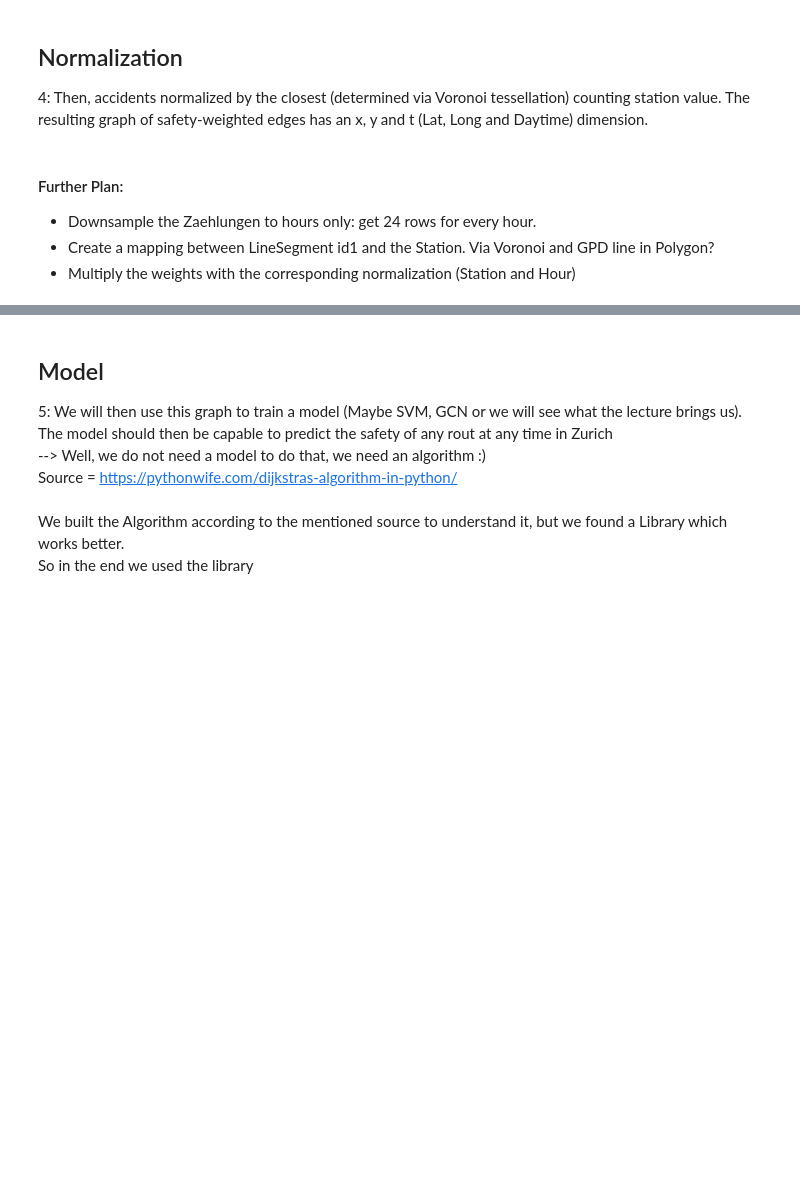
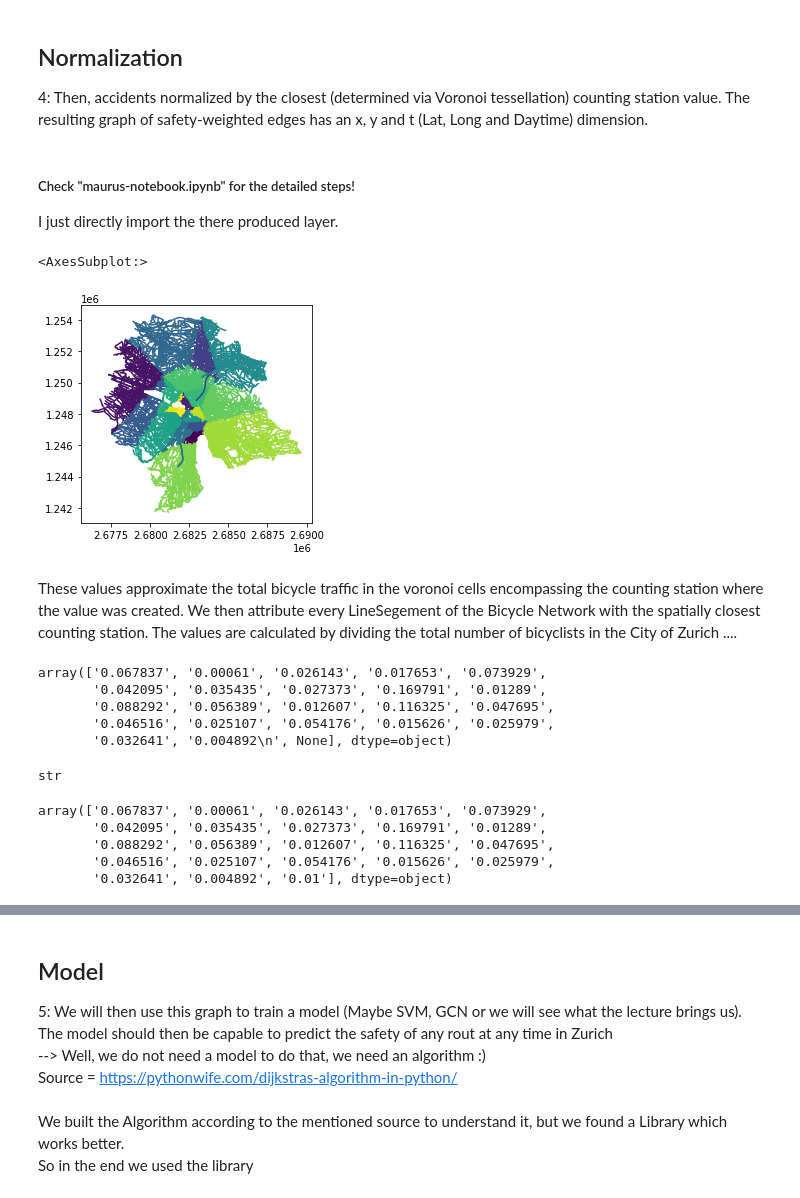
Before and after one commit to thereallinusrg/Velo-Zueri-Unfaelle, a Jupyter notebook: linus-notebook.ipynb, the cells around one changed output, grey strips where cells are left out. Drawn from its saved outputs; the diff is of its cells as text; code cells hidden in the pictures; blank space fills up the shorter version.

```diff
--- a/linus-notebook.ipynb
+++ b/linus-notebook.ipynb
@@ -267,8 +268,36 @@ Weights
 ## Normalization
 4: Then, accidents normalized by the closest (determined via Voronoi tessellation) counting station value.
 The resulting graph of safety-weighted edges has an x, y and t (Lat, Long and Daytime) dimension.
-# %% [markdown]
-#### Further Plan:
-- Downsample the Zaehlungen to hours only: get 24 rows for every hour.
-- Create a mapping between LineSegment id1 and the Station. Via Voronoi and GPD line in Polygon?
-- Multiply the weights with the corresponding normalization (Station and Hour)
+# %% [markdown]
+##### Check "maurus-notebook.ipynb" for the detailed steps!
+I just directly import the there produced layer.
+# %%
+VeloWege_Weights = gpd.read_file(r'data/RadWege_Weight.gpkg')
+VeloWege_Weights.plot(column='Weight', cmap='viridis')
+# %% [output]
+<AxesSubplot:>
+[figure, added]
+# %% [markdown]
+These values approximate the total bicycle traffic in the voronoi cells encompassing the counting station where the value was created. We then attribute every LineSegement of the Bicycle Network with the spatially closest counting station. The values are calculated by dividing the total number of bicyclists in the City of Zurich ....
+# %%
+VeloWege_Weights.Weight.unique()
+# %% [output]
+array(['0.067837', '0.00061', '0.026143', '0.017653', '0.073929',
+       '0.042095', '0.035435', '0.027373', '0.169791', '0.01289',
+       '0.088292', '0.056389', '0.012607', '0.116325', '0.047695',
+       '0.046516', '0.025107', '0.054176', '0.015626', '0.025979',
+       '0.032641', '0.004892\n', None], dtype=object)
+# %%
+type(VeloWege_Weights.Weight[:1].item())
+# %% [output]
+str
+# %%
+corrDict = {'0.004892\n': '0.004892', None : '0.01', '0.067837': '0.067837', '0.00061': '0.00061', '0.026143': '0.026143', '0.017653': '0.017653', '0.073929': '0.073929', '0.042095': '0.042095', '0.035435': '0.035435', '0.027373': '0.027373', '0.169791': '0.169791', '0.01289': '0.01289', '0.088292':'0.088292', '0.056389':'0.056389',  '0.012607':'0.012607', '0.116325': '0.116325', '0.047695':'0.047695', '0.046516': '0.046516', '0.025107': '0.025107', '0.054176': '0.054176', '0.015626': '0.015626', '0.025979': '0.025979', '0.032641': '0.032641'}
+VeloWege_Weights.Weight = VeloWege_Weights.Weight.map(corrDict)
+VeloWege_Weights.Weight.unique()
+# %% [output]
+array(['0.067837', '0.00061', '0.026143', '0.017653', '0.073929',
+       '0.042095', '0.035435', '0.027373', '0.169791', '0.01289',
+       '0.088292', '0.056389', '0.012607', '0.116325', '0.047695',
+       '0.046516', '0.025107', '0.054176', '0.015626', '0.025979',
+       '0.032641', '0.004892', '0.01'], dtype=object)
```
Also changed, not shown: parts of 14 cells of this notebook, 1 other file.
